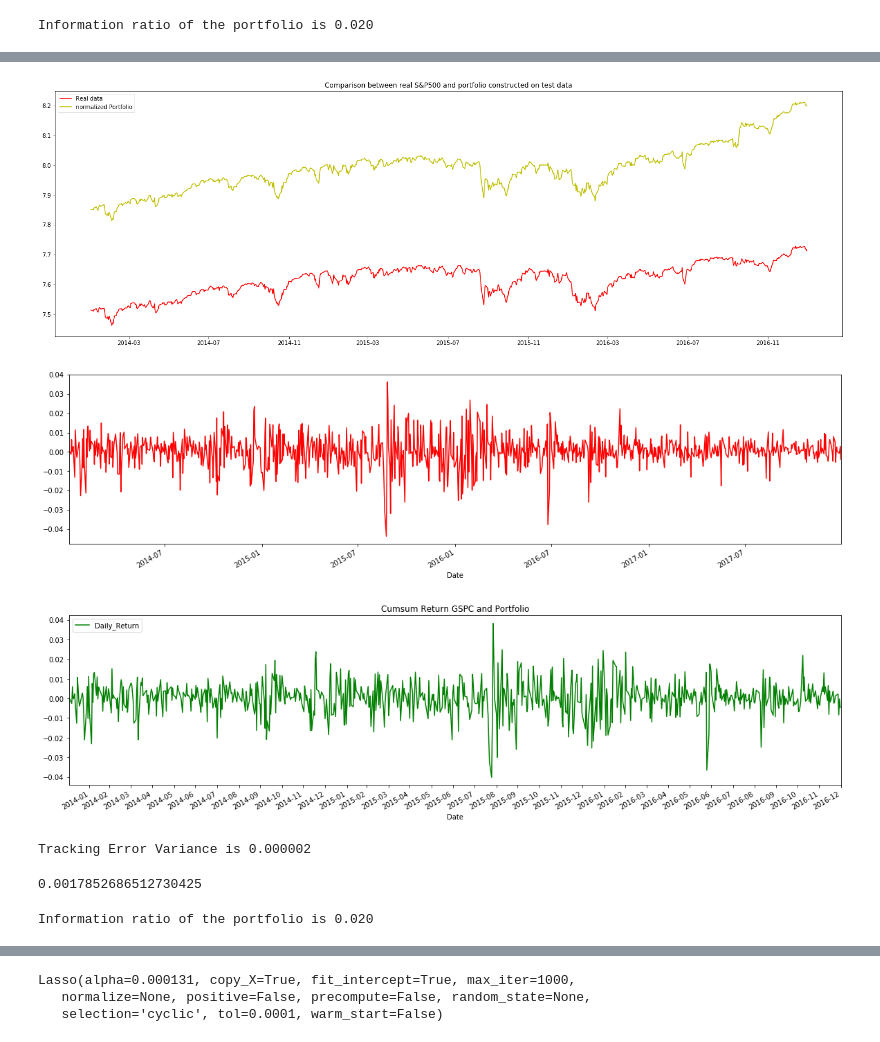
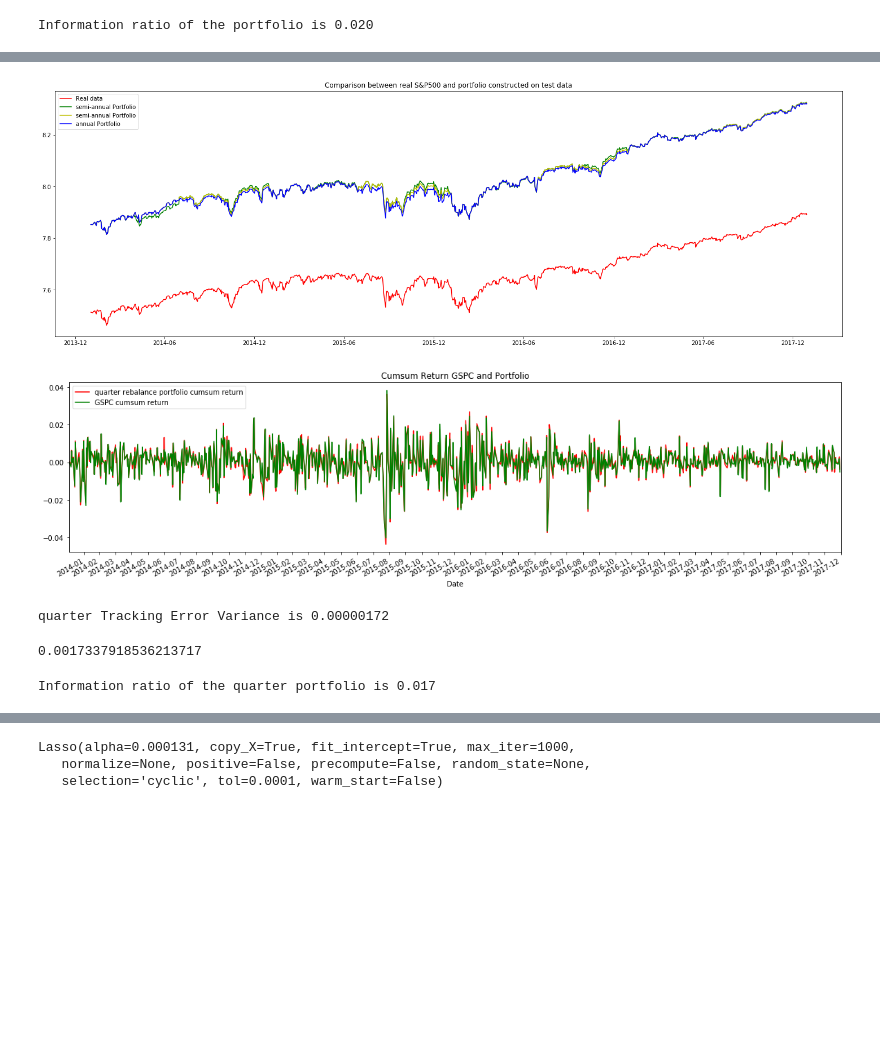
Before and after one commit to IceCreammm/MRP, a Jupyter notebook: MRP_Production.ipynb, the cells around one changed output, grey strips where cells are left out. Saved outputs shown, nothing was run; the diff lists cells and outputs as text; code cells hidden in the pictures; blank space fills up the shorter version.

Commit message:
finished SP500 rebalance
finished all annual semi-annual, and quarter rebalance

```diff
--- a/MRP_Production.ipynb
+++ b/MRP_Production.ipynb
@@ -367,21 +580,30 @@ portfolio_test['Cumsum Daily_Return'] = portfolio_test['Daily_Return'].cumsum()
 # %%
+GSPC_log_test = GSPC_log.loc["2014-01-01": "2017-12-31"].copy()
 plt.figure(figsize=(25,8))
-plt.plot(GSPC_log_test.loc["2014-01-01": "2016-12-31"].index,GSPC_log_test['Adj Close'].loc["2014-01-01": "2016-12-31"], 'r-', label='Real data' )
-plt.plot(GSPC_log_test.loc["2014-01-01": "2016-12-31"].index,portfolio_test['portfolio_test_intercept'].loc["2014-01-01": "2016-12-31"], 'y-', label='normalized Portfolio' )
-#plt.plot(All_ETFs_log_test.index,LR_lasso_1.predict(All_ETFs_log_test), 'b-', label='Portfolio data by regular coefficient' )
+plt.plot(GSPC_log_test.index,GSPC_log_test['Adj Close'], 'r-', label='Real data' )
+plt.plot(GSPC_log_test.index,portfolio_test_quarter['portfolio_test_intercept'].loc["2014-01-01": "2017-12-31"], 'g-', label='semi-annual Portfolio' )
+plt.plot(GSPC_log_test.index,portfolio_test_semi['portfolio_test_intercept'].loc["2014-01-01": "2017-12-31"], 'y-', label='semi-annual Portfolio' )
+plt.plot(GSPC_log_test.index,portfolio_test['portfolio_test_intercept'].loc["2014-01-01": "2017-12-31"], 'b-', label='annual Portfolio' )
 plt.legend(loc='upper left')
 plt.title('Comparison between real S&P500 and portfolio constructed on test data')
 plt.show()
 # %% [output]
-[figure, old version]
+[figure, new version]
+# %%
+GSPC_log_test['Daily_Return'] = GSPC_log_test['Adj Close'].diff()
+GSPC_log_test['Daily_Return'][0] = 0
+GSPC_log_test['Cumsum Daily_Return'] = GSPC_log_test['Daily_Return'].cumsum()
+# %%
+portfolio_test_quarter['Daily_Return'] = portfolio_test_quarter['portf_forest'].diff()
+portfolio_test_quarter['Daily_Return'][0] = 0
+portfolio_test_quarter['Cumsum Daily_Return'] = portfolio_test_quarter['Daily_Return'].cumsum()
 # %%
-portfolio_test['Daily_Return'].plot(kind='line',figsize=(20,5),label = 'yearly rebalance portfolio cumsum return',style='r-')
-GSPC_log_test.loc["2014-01-01": "2016-12-31",['Daily_Return']].plot(kind='line',figsize=(20,5),label = 'GSPC cumsum return',style='g-')
+portfolio_test_quarter['Daily_Return'].plot(kind='line',figsize=(20,5),label = 'quarter rebalance portfolio cumsum return',style='r-')
+GSPC_log_test['Daily_Return'].loc["2014-01-01": "2017-12-31"].plot(kind='line',figsize=(20,5),label = 'GSPC cumsum return',style='g-')
 plt.legend(loc='upper left')
-plt.xticks( pd.date_range(start='2014-1-01', end='2017-01-01', freq = 'M'))
+plt.xticks( pd.date_range(start='2014-1-01', end='2018-01-01', freq = 'M'))
 plt.title('Cumsum Return GSPC and Portfolio')
 plt.show()
 # %% [output]
-[figure, old version]
+[figure, new version]
-[figure, removed]
 # %%
@@ -389,12 +611,12 @@ Track_error_year = portfolio_test['Daily_Return'] - GSPC_log_test['Daily_Return'
 # %%
-print('Tracking Error Variance is %.6f') %(np.var(Track_error_year))
+print('quarter Tracking Error Variance is %.8f') %(np.var(Track_error_quarter))
 # %% [output]
-Tracking Error Variance is 0.000002
+quarter Tracking Error Variance is 0.00000172
 # %%
-np.sum(Track_error_year**2)
+np.sum(Track_error_quarter**2)
 # %% [output]
-0.0017852686512730425
+0.0017337918536213717
 # %%
-print('Information ratio of the portfolio is %.3f')%(np.mean(Track_error_year)/np.std(Track_error_year))
+print('Information ratio of the quarter portfolio is %.3f')%(np.mean(Track_error_quarter)/np.std(Track_error_quarter))
 # %% [output]
-Information ratio of the portfolio is 0.020
+Information ratio of the quarter portfolio is 0.017
```
Also changed, not shown: parts of 17 cells of this notebook.
